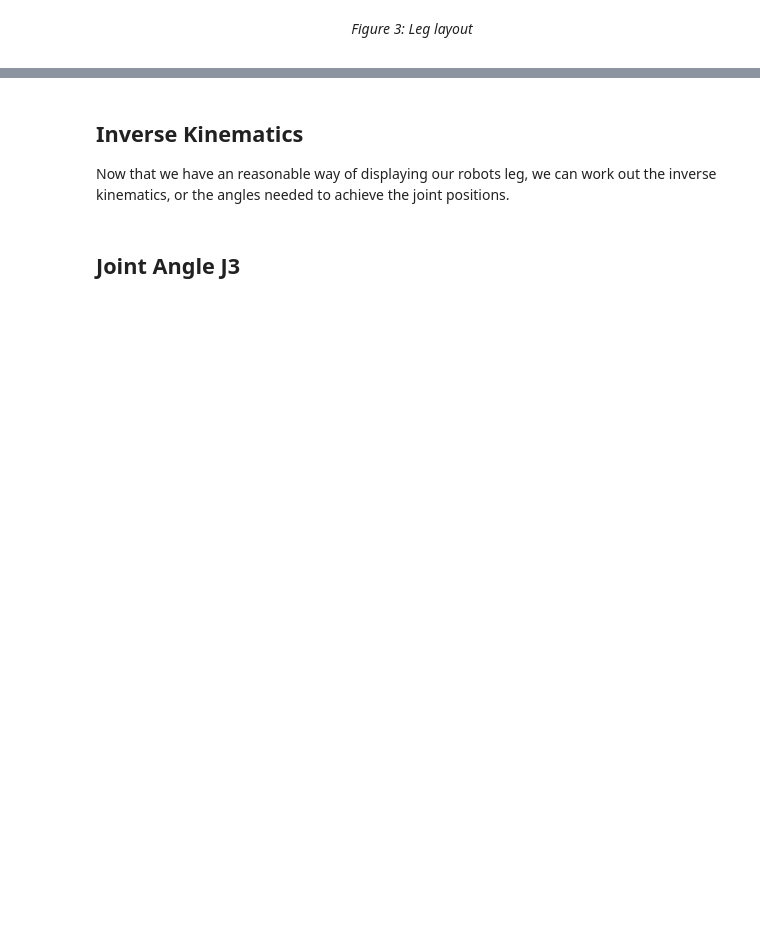
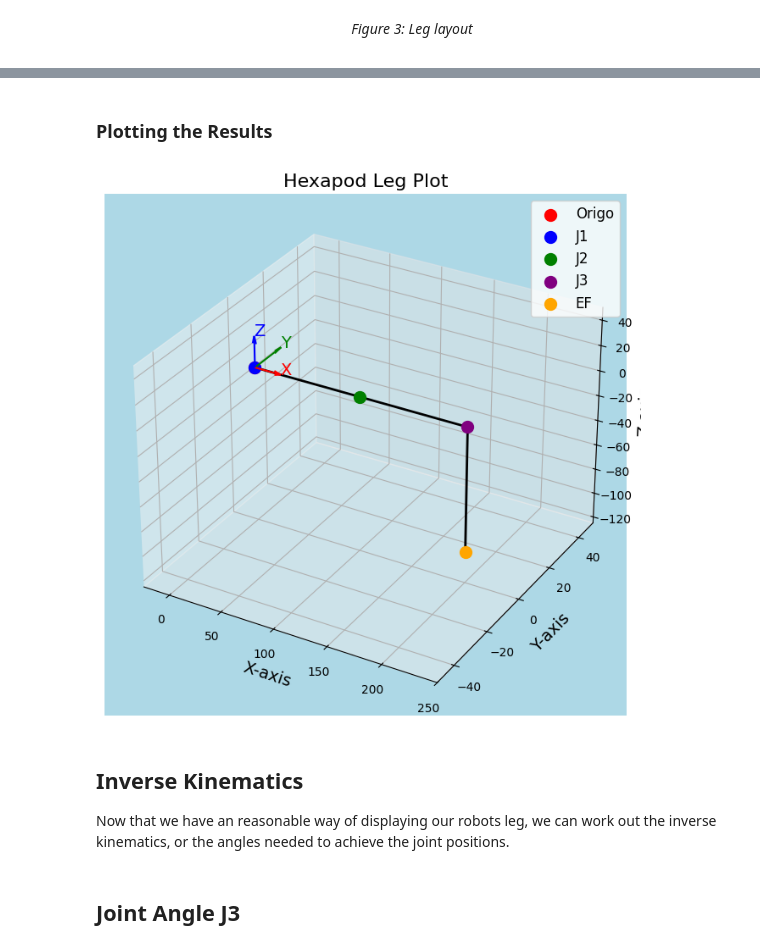
Before and after one commit to Eirik2020/Hexapod-Project, a Jupyter notebook: 01_docs/single_leg.ipynb, the cells around one changed output, grey strips where cells are left out. Drawn from its saved outputs; the diff is of its cells as text; code cells hidden in the pictures; blank space fills up the shorter version.

```diff
--- a/01_docs/single_leg.ipynb
+++ b/01_docs/single_leg.ipynb
@@ -160,3 +209,65 @@ origin_robot = np.array([ 0, 0, 0 ])
+# %% [markdown]
+### Plotting the Results
+# %%
+# Python Packages
+import matplotlib.pyplot as plt
+from mpl_toolkits.mplot3d import Axes3D
+import numpy as np
+
+
+# Combine all points into arrays for plotting
+x = [0, P_J1[0], P_J2[0], P_J3[0], P_EF[0]]
+y = [0, P_J1[1], P_J2[1], P_J3[1], P_EF[1]]
+z = [0, P_J1[2], P_J2[2], P_J3[2], P_EF[2]]
+
+# Create 3D plot
+fig = plt.figure(figsize=(10, 8))
+ax = fig.add_subplot(111, projection='3d', facecolor='lightblue')
+
+# Plot the lines
+ax.plot(x, y, z, color='black', linewidth=2, linestyle='-', marker='o', markersize=6)
+
+# Plot individual points with different styles
+ax.scatter([0], [0], [0], color='red', s=100, label='Origo')
+ax.scatter([P_J1[0]], [P_J1[1]], [P_J1[2]], color='blue', s=100, label='J1')
+ax.scatter([P_J2[0]], [P_J2[1]], [P_J2[2]], color='green', s=100, label='J2')
+ax.scatter([P_J3[0]], [P_J3[1]], [P_J3[2]], color='purple', s=100, label='J3')
+ax.scatter([P_EF[0]], [P_EF[1]], [P_EF[2]], color='orange', s=100, label='EF')
+
+
+# Set labels
+ax.set_xlabel('X-axis', fontsize=14)
+ax.set_ylabel('Y-axis', fontsize=14)
+ax.set_zlabel('Z-axis', fontsize=14)
+ax.set_title('Hexapod Leg Plot', fontsize=16)
+
+# Add grid
+ax.grid(True)
+
+# Add legend
+ax.legend(loc='best', fontsize=12)
+
+# Add arrows for x, y, and z axes
+arrow_length = 25
+ax.quiver(0, 0, 0, arrow_length, 0, 0, color='red', arrow_length_ratio=0.25)
+ax.quiver(0, 0, 0, 0, arrow_length*0.6, 0, color='green', arrow_length_ratio=0.25)
+ax.quiver(0, 0, 0, 0, 0, arrow_length, color='blue', arrow_length_ratio=0.25)
+
+# Label the arrows
+ax.text(arrow_length, 0, 0, 'X', color='red', fontsize=14)
+ax.text(0, arrow_length*0.6, 0, 'Y', color='green', fontsize=14)
+ax.text(0, 0, arrow_length, 'Z', color='blue', fontsize=14)
+
+# Set limits for x, y, and z axes
+ax.set_xlim([-25, 250])
+ax.set_ylim([-50, 50])
+ax.set_zlim([-125, 50])
+
+
+# Show plot
+plt.show()
+# %% [output]
+[figure, added]
 # %% [markdown]
 ## Inverse Kinematics
 Now that we have an reasonable way of displaying our robots leg, we can work out the inverse kinematics, or the angles needed to achieve the joint positions.
```
Also changed, not shown: parts of 5 cells of this notebook, 4 other files.
